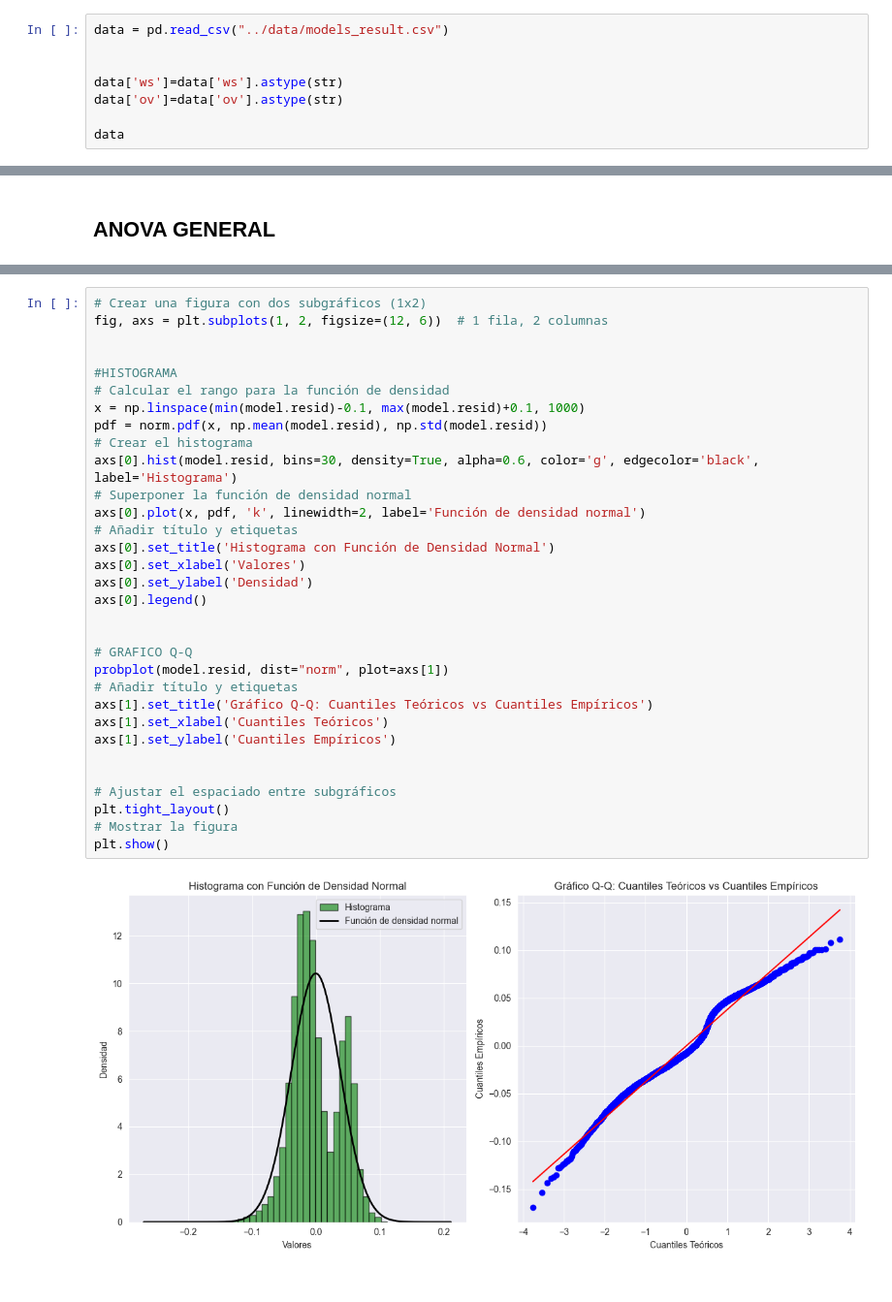
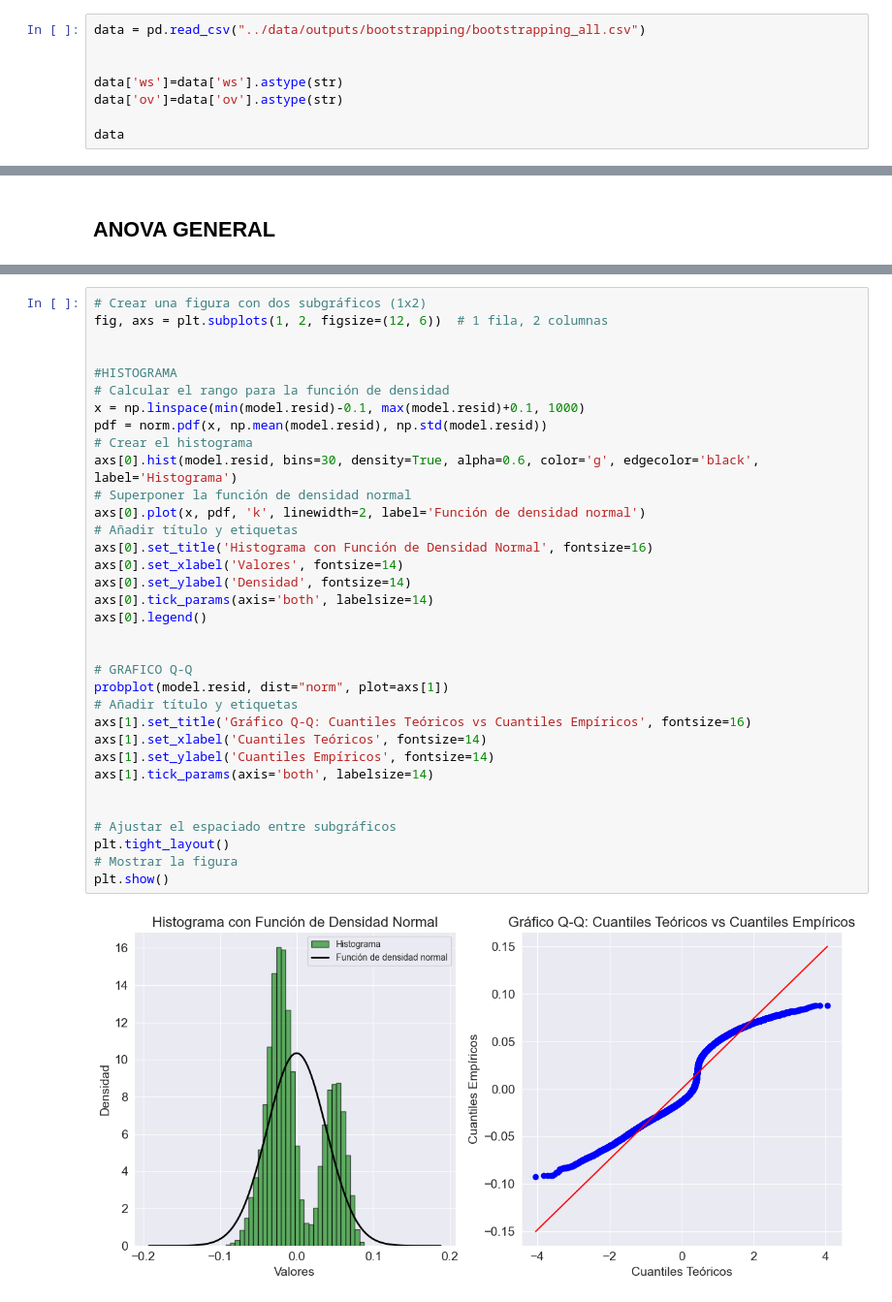
Before and after one commit to neilnathanhidalgo/Tesis, a Jupyter notebook: jupyter/ANOVA_v2.ipynb, the cells around one changed output, grey strips where cells are left out. Shown at 97% size. Cells and saved outputs as stored; diff of their text form.

```diff
--- a/jupyter/ANOVA_v2.ipynb
+++ b/jupyter/ANOVA_v2.ipynb
@@ -10,5 +11,5 @@ import seaborn as sns
 # %%
-data = pd.read_csv("../data/models_result.csv")
+data = pd.read_csv("../data/outputs/bootstrapping/bootstrapping_all.csv")
 
 
 data['ws']=data['ws'].astype(str)
@@ -84,37 +85,39 @@ Rechazamos la hipótesis nula: los datos no siguen una distribución normal.
 # %%
 # Crear una figura con dos subgráficos (1x2)
 fig, axs = plt.subplots(1, 2, figsize=(12, 6))  # 1 fila, 2 columnas
 
 
 #HISTOGRAMA
 # Calcular el rango para la función de densidad
 x = np.linspace(min(model.resid)-0.1, max(model.resid)+0.1, 1000)
 pdf = norm.pdf(x, np.mean(model.resid), np.std(model.resid))
 # Crear el histograma
 axs[0].hist(model.resid, bins=30, density=True, alpha=0.6, color='g', edgecolor='black', label='Histograma')
 # Superponer la función de densidad normal
 axs[0].plot(x, pdf, 'k', linewidth=2, label='Función de densidad normal')
 # Añadir título y etiquetas
-axs[0].set_title('Histograma con Función de Densidad Normal')
-axs[0].set_xlabel('Valores')
-axs[0].set_ylabel('Densidad')
+axs[0].set_title('Histograma con Función de Densidad Normal', fontsize=16)
+axs[0].set_xlabel('Valores', fontsize=14)
+axs[0].set_ylabel('Densidad', fontsize=14)
+axs[0].tick_params(axis='both', labelsize=14)
 axs[0].legend()
 
 
 # GRAFICO Q-Q
 probplot(model.resid, dist="norm", plot=axs[1])
 # Añadir título y etiquetas
-axs[1].set_title('Gráfico Q-Q: Cuantiles Teóricos vs Cuantiles Empíricos')
-axs[1].set_xlabel('Cuantiles Teóricos')
-axs[1].set_ylabel('Cuantiles Empíricos')
+axs[1].set_title('Gráfico Q-Q: Cuantiles Teóricos vs Cuantiles Empíricos', fontsize=16)
+axs[1].set_xlabel('Cuantiles Teóricos', fontsize=14)
+axs[1].set_ylabel('Cuantiles Empíricos', fontsize=14)
+axs[1].tick_params(axis='both', labelsize=14)
 
 
 # Ajustar el espaciado entre subgráficos
 plt.tight_layout()
 # Mostrar la figura
 plt.show()
 # %% [output]
-[figure, old version]
+[figure, new version]
 # %%
 # Comparación de medias utilizando test de Tukey
 print("\nTEST DE TUKEY")
```
Also changed, not shown: parts of 16 cells of this notebook, 6 other files.
